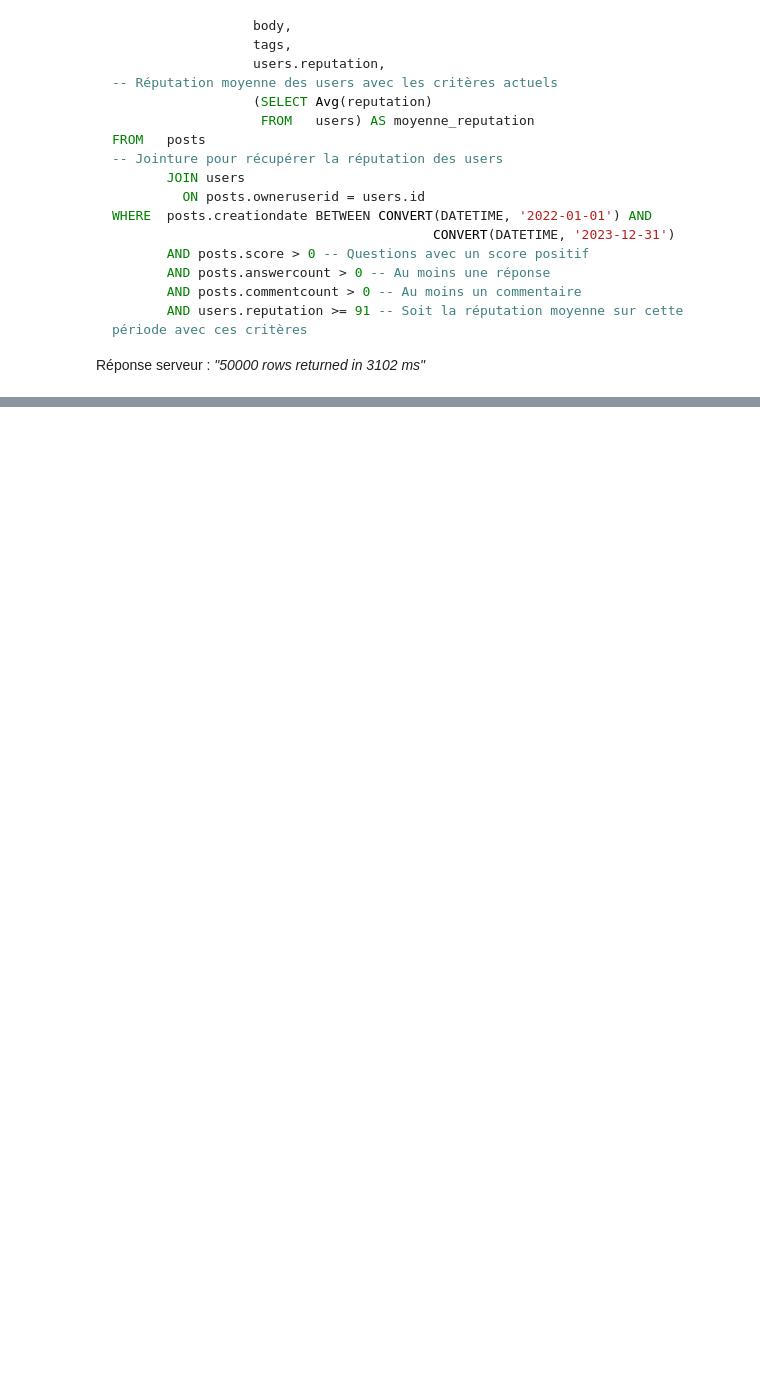
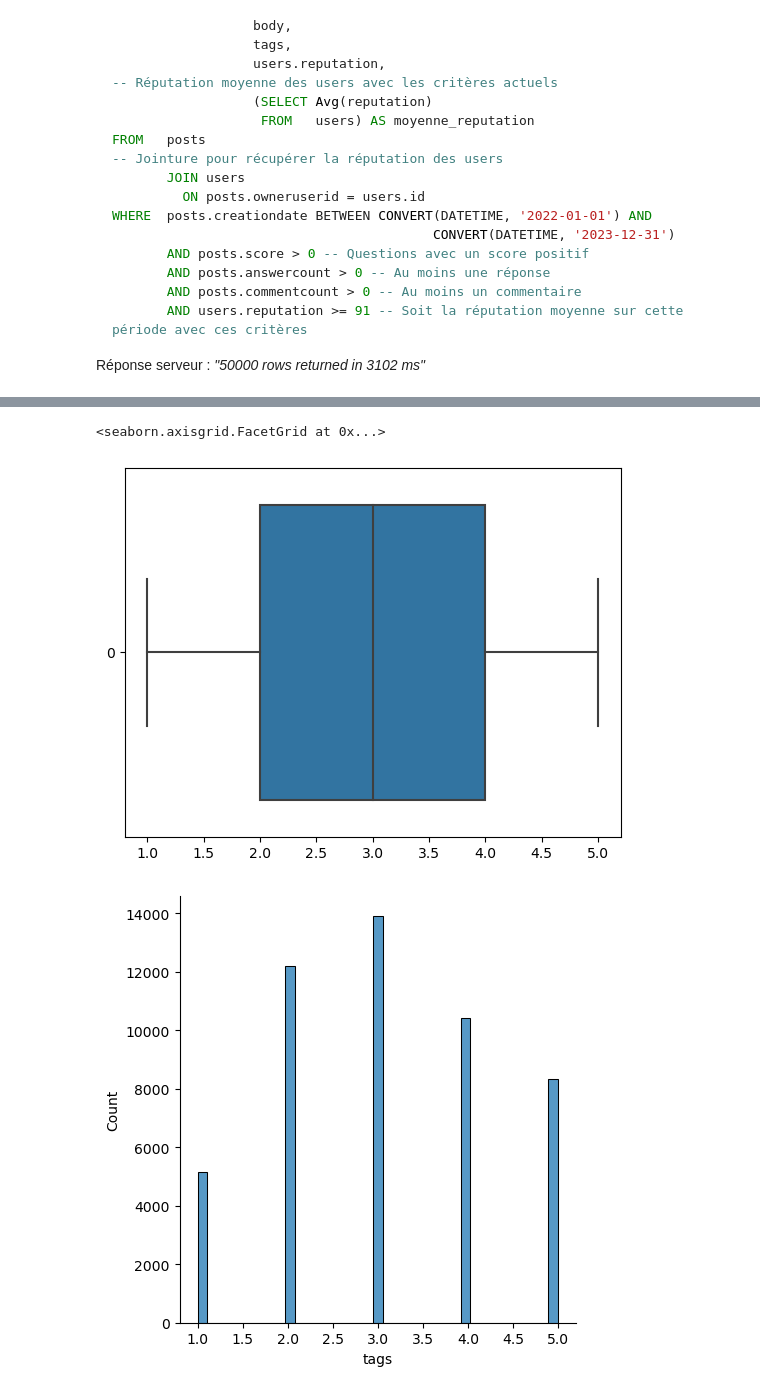
Before and after one commit to BiGHeaDMaX/Suggestion-automatique-de-mots-cles, a Jupyter notebook: 01 - Pré-traitements et Exploration.ipynb, the cells around one changed output, grey strips where cells are left out. Cells and saved outputs as stored; diff of their text form; code cells hidden in the pictures; blank space fills up the shorter version.

```diff
--- a/01 - Pré-traitements et Exploration.ipynb
+++ b/01 - Pré-traitements et Exploration.ipynb
@@ -49,0 +238,10 @@ Réponse serveur : *"50000 rows returned in 3102 ms"*
+# %%
+# nombre de tags
+tmp = data.tags.str.len()
+sns.boxplot(tmp, orient='h')
+
+sns.displot(tmp)
+# %% [output]
+<seaborn.axisgrid.FacetGrid at 0x...>
+[figure, added]
+[figure, added]
```
Also changed, not shown: parts of 44 cells of this notebook.
